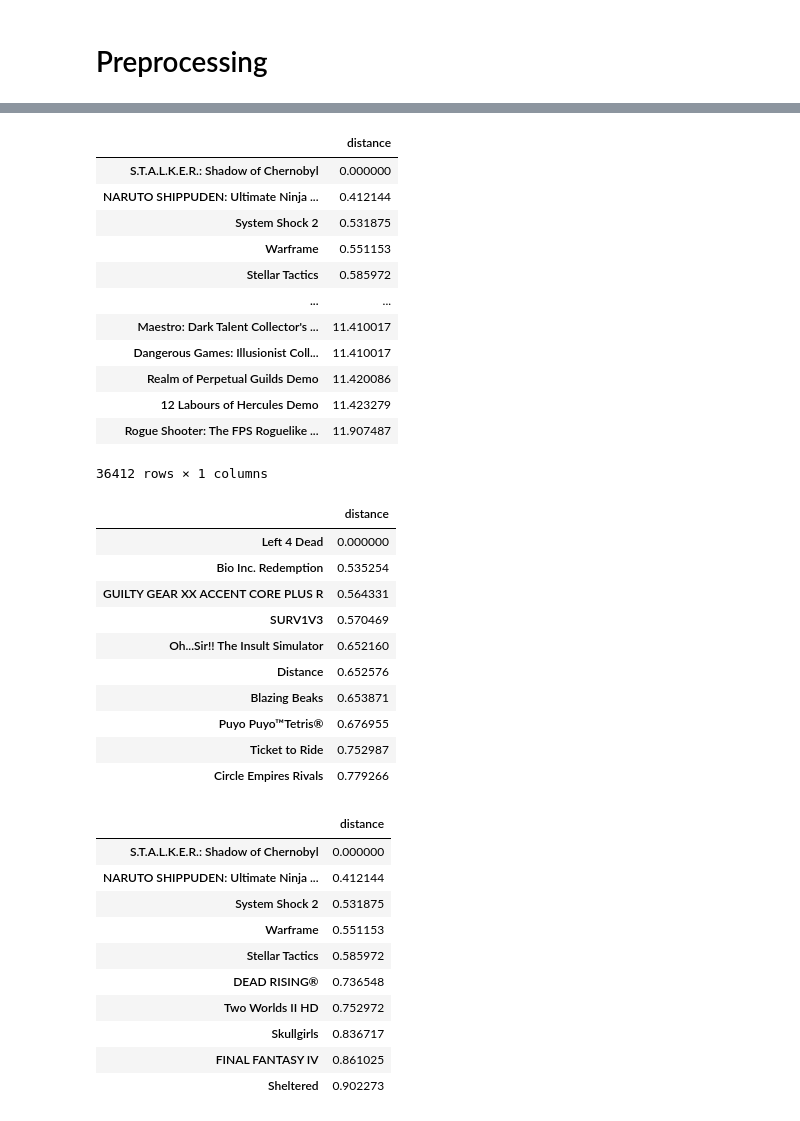
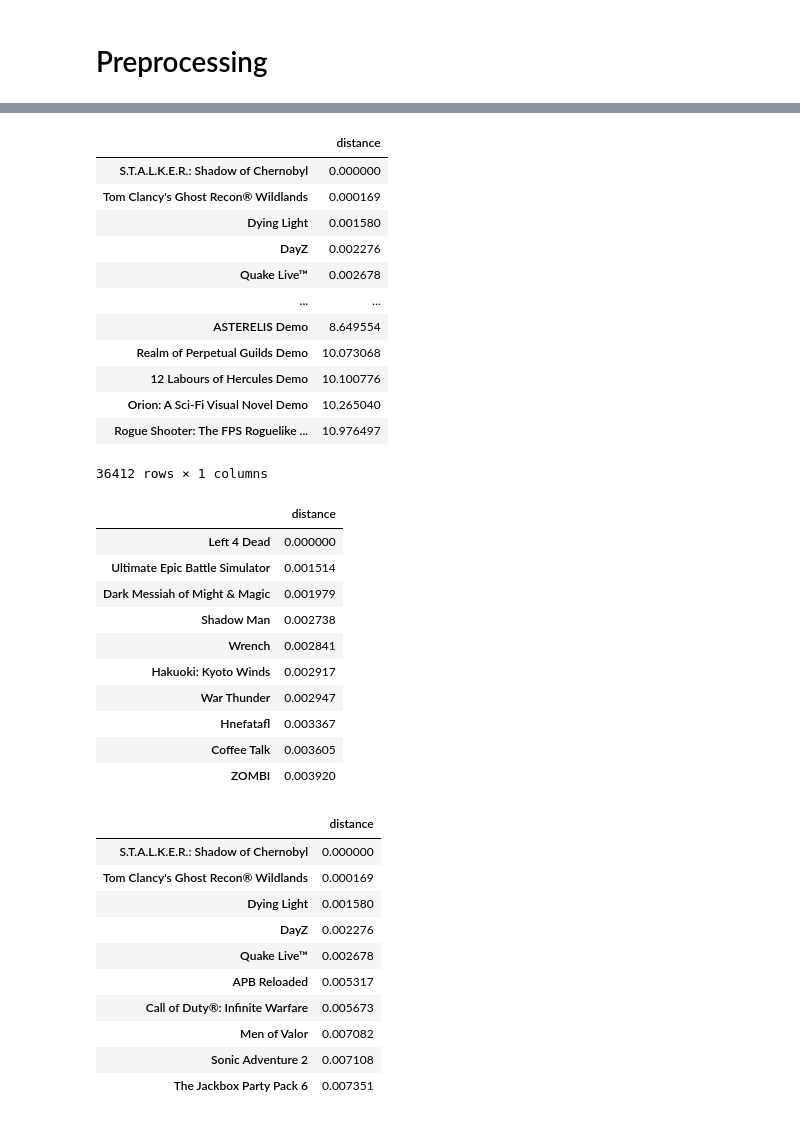
Before and after one commit to JoaoMarques1/find_your_inner_gamer, a Jupyter notebook: notebooks/Testing_pipeline_new_df.ipynb, the cells around one changed output, grey strips where cells are left out. Cells and saved outputs as stored; diff of their text form; code cells hidden in the pictures.

```diff
--- a/notebooks/Testing_pipeline_new_df.ipynb
+++ b/notebooks/Testing_pipeline_new_df.ipynb
@@ -172,51 +177,50 @@ def recommending_system(model, X, game):
 # %%
-pipe = create_pipeline(df, 0.03, 10, 70, 0.07)
+pipe = create_pipeline(df, 0.03, 1, 70, 0.07)
 pipe.shape
 X = pd.DataFrame(pipe, index=df.name.tolist())
 model = train(X, df['url'])
-recommending_system(model, X, 'S.T.A.L.K.E.R.: Shadow of Chernobyl')
 # %% [output]
 |  | distance |
 | S.T.A.L.K.E.R.: Shadow of Chernobyl | 0.000000 |
-| NARUTO SHIPPUDEN: Ultimate Ninja ... | 0.412144 |
-| System Shock 2 | 0.531875 |
-| Warframe | 0.551153 |
-| Stellar Tactics | 0.585972 |
+| Tom Clancy's Ghost Recon® Wildlands | 0.000169 |
+| Dying Light | 0.001580 |
+| DayZ | 0.002276 |
+| Quake Live™ | 0.002678 |
 | ... | ... |
-| Maestro: Dark Talent Collector's ... | 11.410017 |
-| Dangerous Games: Illusionist Coll... | 11.410017 |
-| Realm of Perpetual Guilds Demo | 11.420086 |
-| 12 Labours of Hercules Demo | 11.423279 |
-| Rogue Shooter: The FPS Roguelike ... | 11.907487 |
+| ASTERELIS Demo | 8.649554 |
+| Realm of Perpetual Guilds Demo | 10.073068 |
+| 12 Labours of Hercules Demo | 10.100776 |
+| Orion: A Sci-Fi Visual Novel Demo | 10.265040 |
+| Rogue Shooter: The FPS Roguelike ... | 10.976497 |
 36412 rows × 1 columns
 # %%
 recommending_system(model, X, 'Left 4 Dead').head(10)
 # %% [output]
 |  | distance |
 | Left 4 Dead | 0.000000 |
-| Bio Inc. Redemption | 0.535254 |
-| GUILTY GEAR XX ACCENT CORE PLUS R | 0.564331 |
-| SURV1V3 | 0.570469 |
-| Oh...Sir!! The Insult Simulator | 0.652160 |
-| Distance | 0.652576 |
-| Blazing Beaks | 0.653871 |
-| Puyo Puyo™Tetris® | 0.676955 |
-| Ticket to Ride | 0.752987 |
-| Circle Empires Rivals | 0.779266 |
+| Ultimate Epic Battle Simulator | 0.001514 |
+| Dark Messiah of Might & Magic | 0.001979 |
+| Shadow Man | 0.002738 |
+| Wrench | 0.002841 |
+| Hakuoki: Kyoto Winds | 0.002917 |
+| War Thunder | 0.002947 |
+| Hnefatafl | 0.003367 |
+| Coffee Talk | 0.003605 |
+| ZOMBI | 0.003920 |
 # %%
 recommending_system(model, X, 'S.T.A.L.K.E.R.: Shadow of Chernobyl').head(10)
 # %% [output]
 |  | distance |
 | S.T.A.L.K.E.R.: Shadow of Chernobyl | 0.000000 |
-| NARUTO SHIPPUDEN: Ultimate Ninja ... | 0.412144 |
-| System Shock 2 | 0.531875 |
-| Warframe | 0.551153 |
-| Stellar Tactics | 0.585972 |
-| DEAD RISING® | 0.736548 |
-| Two Worlds II HD | 0.752972 |
-| Skullgirls | 0.836717 |
-| FINAL FANTASY IV | 0.861025 |
-| Sheltered | 0.902273 |
+| Tom Clancy's Ghost Recon® Wildlands | 0.000169 |
+| Dying Light | 0.001580 |
+| DayZ | 0.002276 |
+| Quake Live™ | 0.002678 |
+| APB Reloaded | 0.005317 |
+| Call of Duty®: Infinite Warfare | 0.005673 |
+| Men of Valor | 0.007082 |
+| Sonic Adventure 2 | 0.007108 |
+| The Jackbox Party Pack 6 | 0.007351 |
 # %%
 recommending_system(model, X, 'QUAKE').head(10)
 # %% [output]
```
Also changed, not shown: parts of 21 cells of this notebook.
